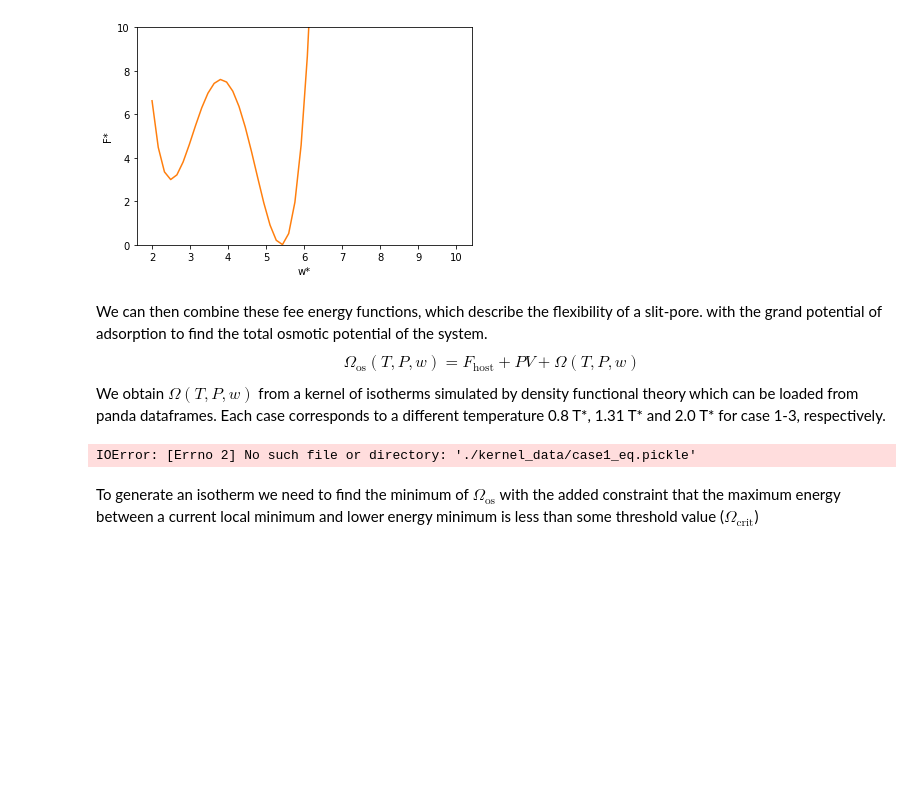
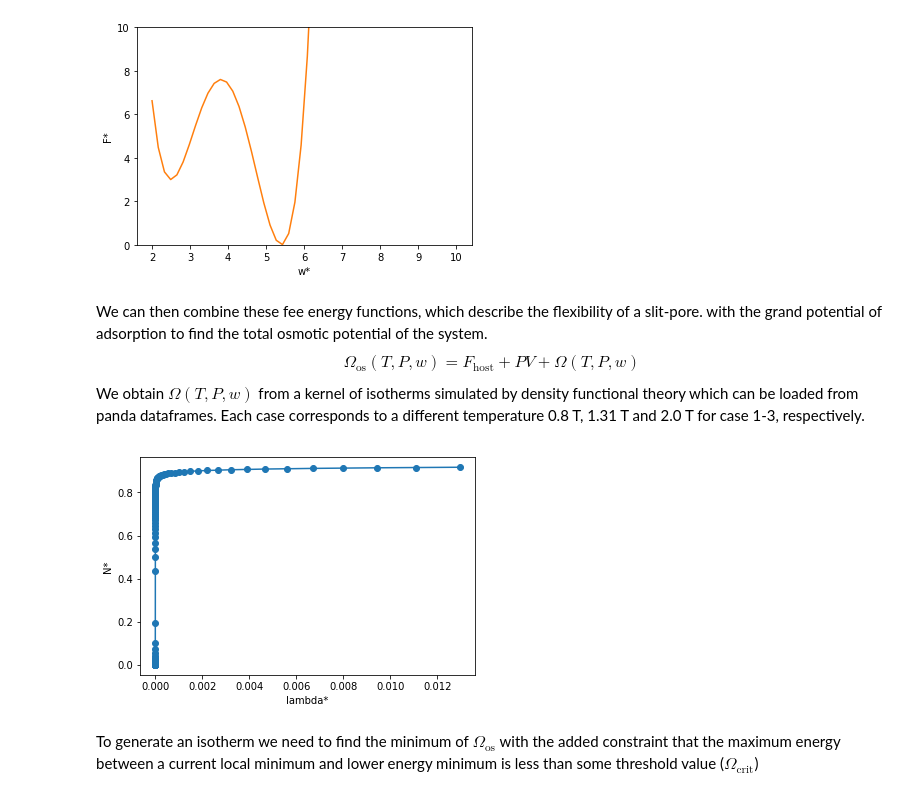
Before and after one commit to jackevansadl/supp-data, a Jupyter notebook: 10.26434:chemrxiv.7527680.v1/generate_responsiveadsorption.ipynb, the cells around one changed output. Drawn from its saved outputs; the diff is of its cells as text; code cells hidden in the pictures; blank space fills up the shorter version.

```diff
--- a/10.26434:chemrxiv.7527680.v1/generate_responsiveadsorption.ipynb
+++ b/10.26434:chemrxiv.7527680.v1/generate_responsiveadsorption.ipynb
@@ -69,21 +70,21 @@ plt.show()
 # %% [markdown]
  We can then combine these fee energy functions, which describe the flexibility of a slit-pore. with the grand potential of adsorption to find the total osmotic potential of the system.
 $$\Omega_{\mathrm{os}}(T,P,w) = F_{\mathrm{host}} + PV + \Omega(T,P,w)$$
- We obtain $\Omega(T,P,w)$ from a kernel of isotherms simulated by density functional theory which can be loaded from panda dataframes. Each case corresponds to a different temperature 0.8 T*, 1.31 T* and 2.0 T* for case 1-3, respectively.
+ We obtain $\Omega(T,P,w)$ from a kernel of isotherms simulated by density functional theory which can be loaded from panda dataframes. Each case corresponds to a different temperature 0.8 T, 1.31 T and 2.0 T for case 1-3, respectively.
 # %%
-data_eq = pd.read_pickle("./kernel_data/case1_eq.pickle")
+data_eq = pd.read_pickle("/Users/jevans/Documents/GitHub/supp-data/10.26434:chemrxiv.7527680.v1/kernel_data/case1_eq.pickle")
 
 #lets just check this actually contains an isotherm
 
 #filter for 1 width
 width2 = data_eq[data_eq["!w"]==2.0]
 #plot
 plt.plot(width2["lambda*"], width2["Ads"], 'o-', color="C0")
 plt.xlabel("lambda*")
 plt.ylabel("N*")
 plt.show()
 # %% [output]
-IOError: [Errno 2] No such file or directory: './kernel_data/case1_eq.pickle'
+[figure, added]
 # %% [markdown]
 To generate an isotherm we need to find the minimum of $\Omega_{\mathrm{os}}$ with the added constraint that the maximum energy between a current local minimum and lower energy minimum is less than some threshold value ($\Omega_{\mathrm{crit}}$)
 # %%
```
Also changed, not shown: parts of 2 cells of this notebook, 3 other files.
